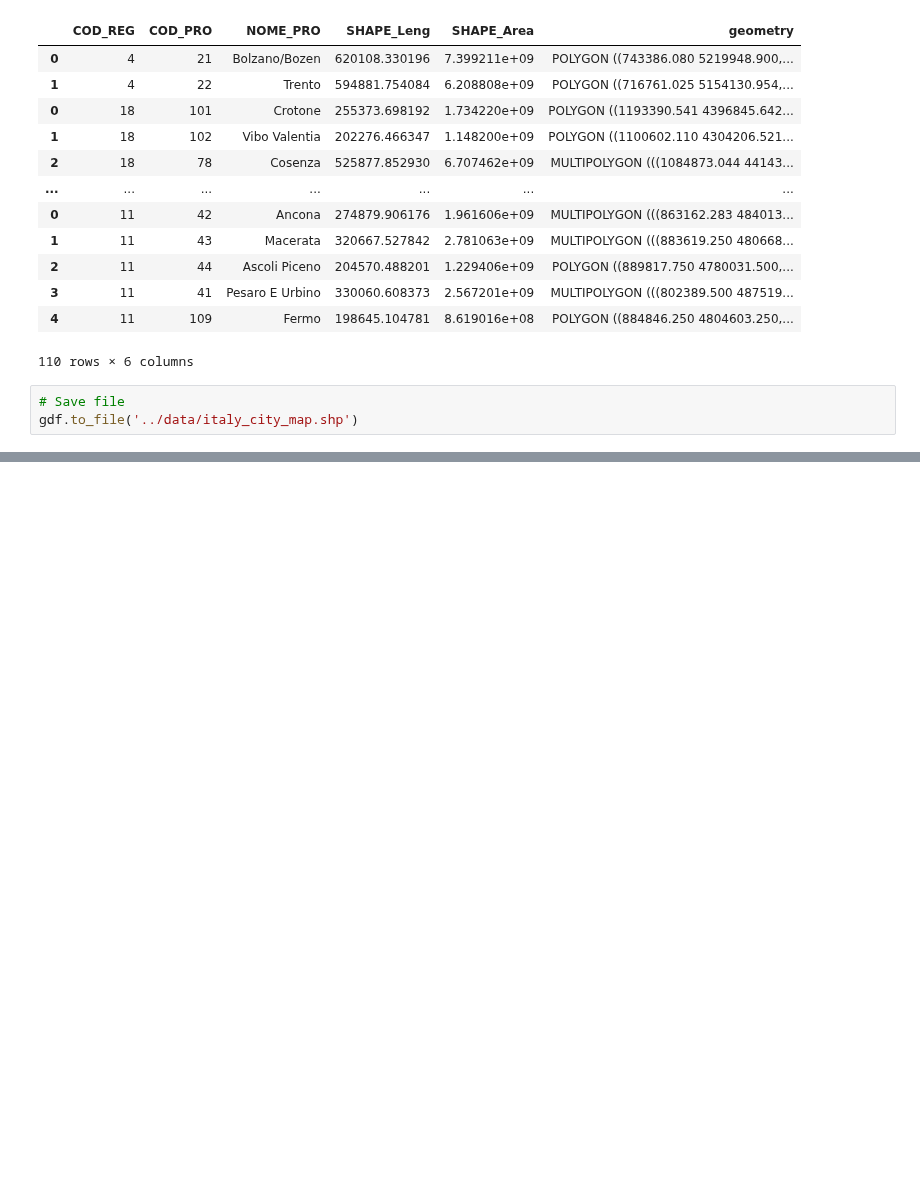
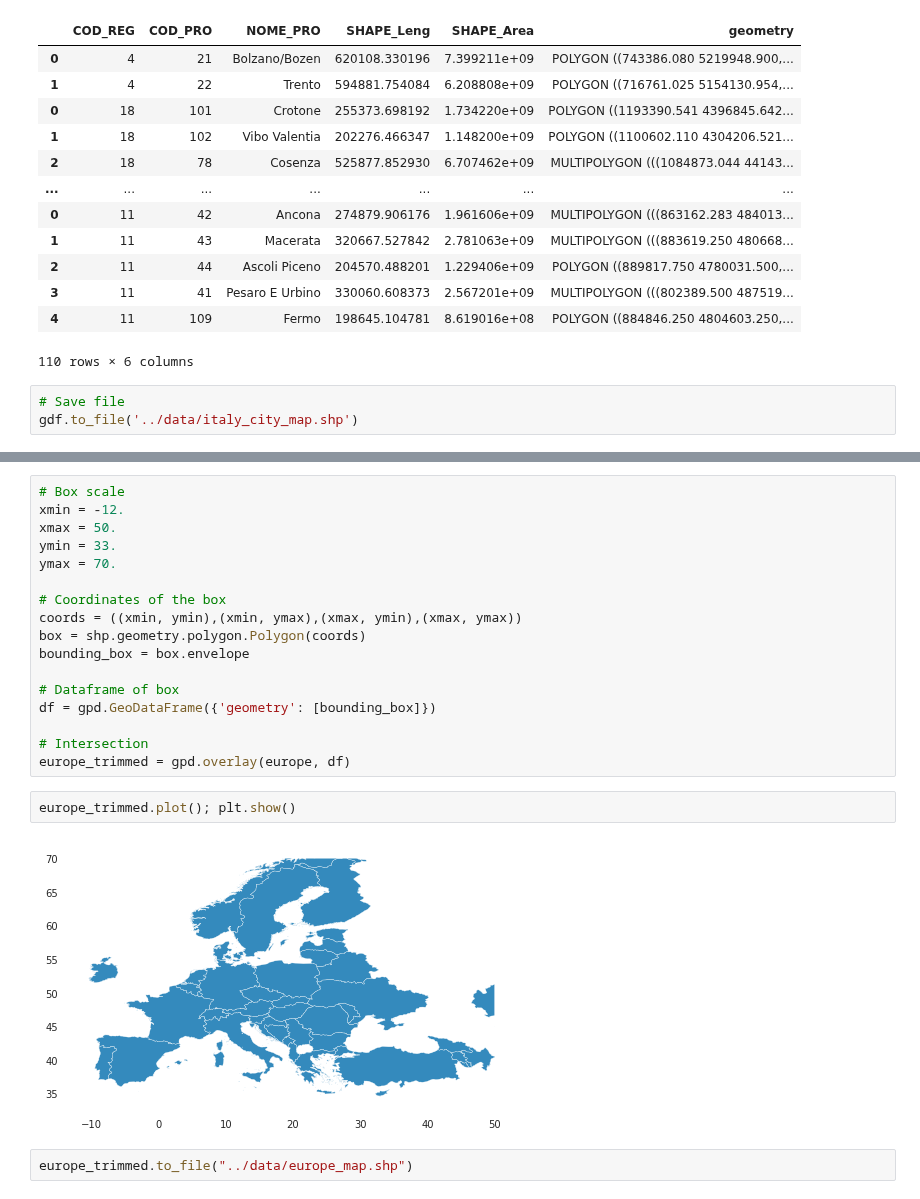
Before and after one commit to AlricRahl/Garzoni-Dataset-Exploration, a Jupyter notebook: src/1. Initial Reporting and Cleaning.ipynb, the cells around one changed output, grey strips where cells are left out. Saved outputs shown, nothing was run; the diff lists cells and outputs as text; blank space fills up the shorter version.

```diff
--- a/src/1. Initial Reporting and Cleaning.ipynb
+++ b/src/1. Initial Reporting and Cleaning.ipynb
@@ -444,0 +557,23 @@ gdf.to_file('../data/italy_city_map.shp')
+# %%
+# Box scale
+xmin = -12.
+xmax = 50.
+ymin = 33.
+ymax = 70.
+
+# Coordinates of the box
+coords = ((xmin, ymin),(xmin, ymax),(xmax, ymin),(xmax, ymax))
+box = shp.geometry.polygon.Polygon(coords)
+bounding_box = box.envelope
+
+# Dataframe of box
+df = gpd.GeoDataFrame({'geometry': [bounding_box]})
+
+# Intersection
+europe_trimmed = gpd.overlay(europe, df)
+# %%
+europe_trimmed.plot(); plt.show()
+# %% [output]
+[figure, added]
+# %%
+europe_trimmed.to_file("../data/europe_map.shp")
```
Also changed, not shown: parts of 7 cells of this notebook.
